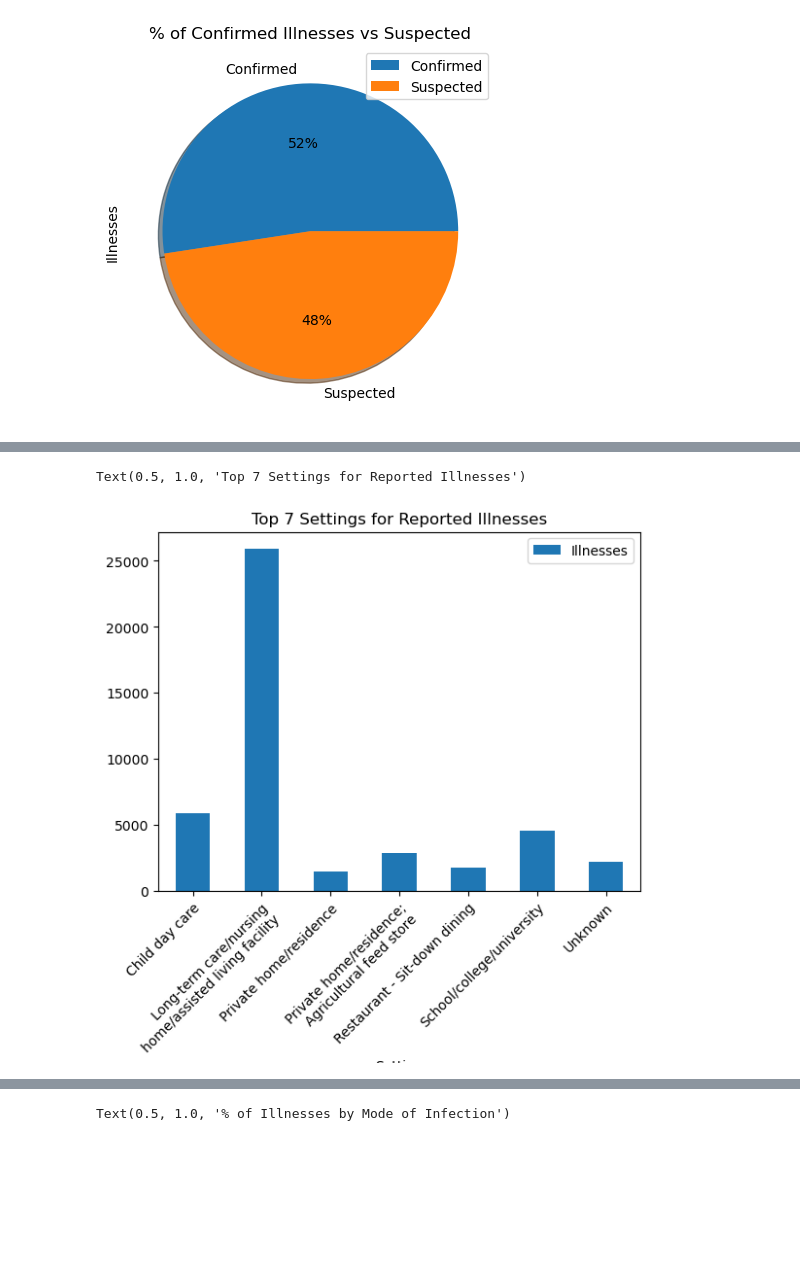
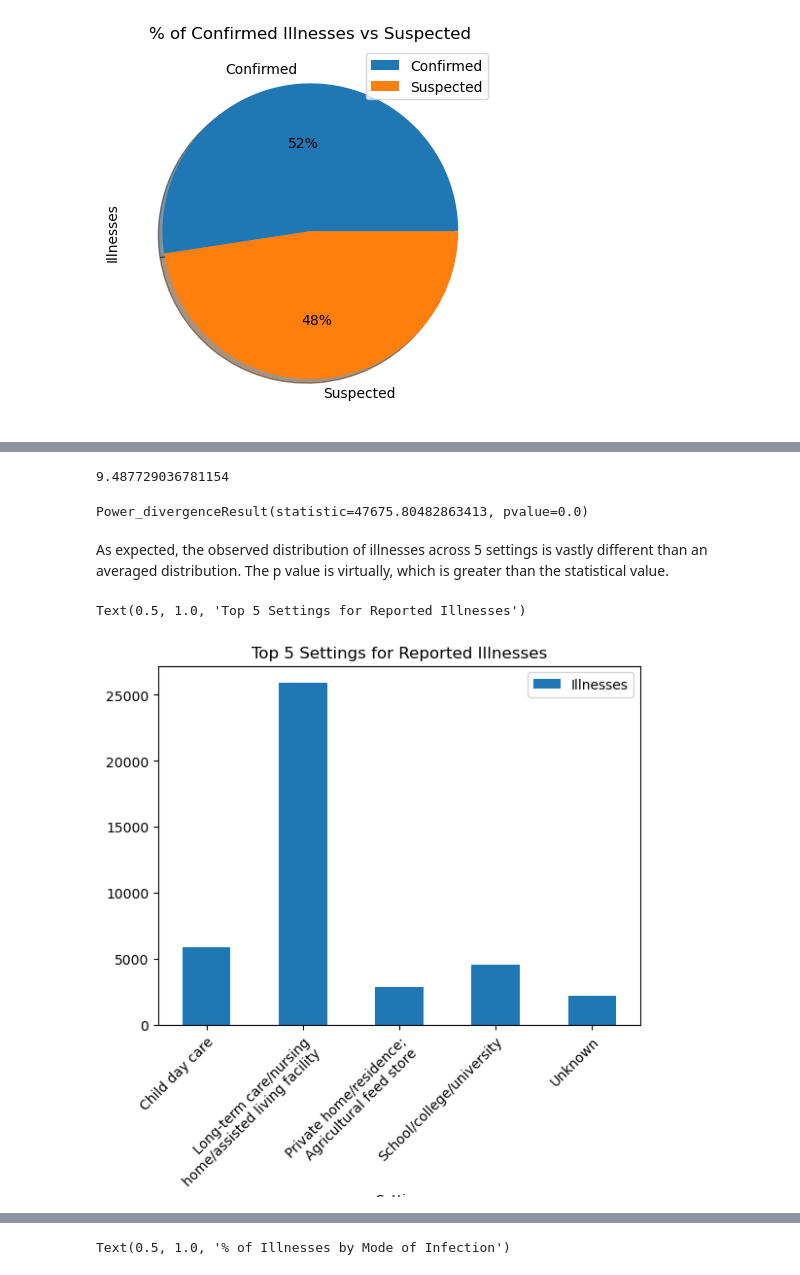
Before and after one commit to InsomniYak28/group_project_1, a Jupyter notebook: group_proj_Michaela.ipynb, the cells around one changed output, grey strips where cells are left out. Saved outputs shown, nothing was run; the diff lists cells and outputs as text; code cells hidden in the pictures; blank space fills up the shorter version.

```diff
--- a/group_proj_Michaela.ipynb
+++ b/group_proj_Michaela.ipynb
@@ -87,11 +125,22 @@ etio_setting_df.head(7)
+# %%
+critical_val = stats.chi2.ppf(q = 0.95, df = 4)
+critical_val
+# %% [output]
+9.487729036781154
+# %%
+stats.chisquare(df["observed"], df["expected"])
+# %% [output]
+Power_divergenceResult(statistic=47675.80482863413, pvalue=0.0)
+# %% [markdown]
+As expected, the observed distribution of illnesses across 5 settings is vastly different than an averaged distribution. The p value is virtually, which is greater than the statistical value.
 # %%
-#narrow down to top 7 settings
-etio_setting_df.drop(etio_setting_df[etio_setting_df.Illnesses < 1458].index, inplace=True)
+#narrow down to top 5 settings
+etio_setting_df.drop(etio_setting_df[etio_setting_df.Illnesses < 2241].index, inplace=True)
 # %%
-#bar chart of top 7 settings
+#bar chart of top 5 settings
 etio_setting_df.groupby(["Setting"]).sum().plot(kind='bar',y="Illnesses")
 plt.xticks(rotation=45,horizontalalignment="right",wrap=True,)
-plt.title("Top 7 Settings for Reported Illnesses")
+plt.title("Top 5 Settings for Reported Illnesses")
 # %% [output]
-Text(0.5, 1.0, 'Top 7 Settings for Reported Illnesses')
+Text(0.5, 1.0, 'Top 5 Settings for Reported Illnesses')
-[figure, old version]
+[figure, new version]
```
Also changed, not shown: parts of 17 cells of this notebook.
